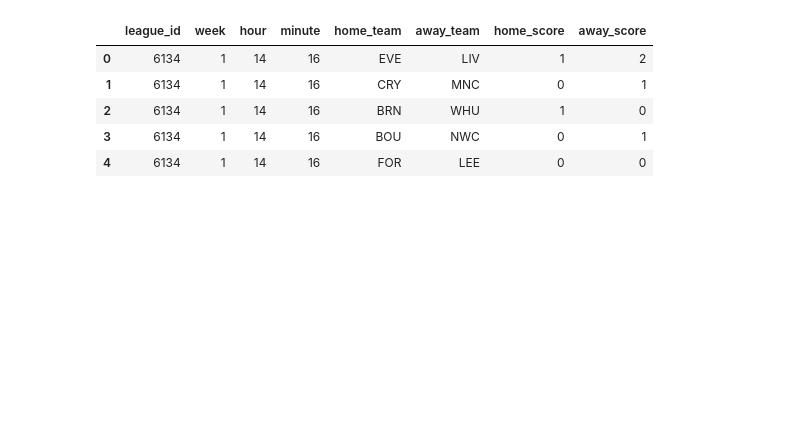
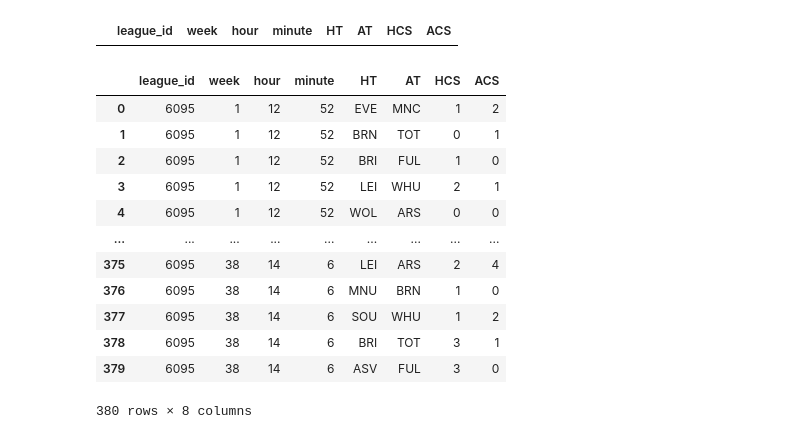
Before and after one commit to CJay-Cipher/virtual_football_league_predictor, a Jupyter notebook: main_nb.ipynb, the cells around one changed output. Cells and saved outputs as stored; diff of their text form; code cells hidden in the pictures; blank space fills up the shorter version.

```diff
--- a/main_nb.ipynb
+++ b/main_nb.ipynb
@@ -0,0 +4,2 @@
+# %%
+pd.set_option('display.max_columns', None)
@@ -1,12 +10,8 @@
+# %%
+data_table
+# %% [output]
+|  | league_id | week | hour | minute | HT | AT | HCS | ACS |
 # %%
-import pandas as pd
-import statistics as st
-# pd.set_option('display.max_columns', None)
-# ------------------------------------------------------------------------------------------------------
-
-FIVE, FOUR, THREE, TWO, ONE, ZERO = 5, 4, 3, 2, 1, 0
-
-# data_table = pd.DataFrame(columns=["league_id", "week", "hour", "minute", "home_team", "away_team", "home_score", "away_score"])
 
 def txt_reader(_path):
     file = open(_path, 'r')  # Open the file in read mode
@@ -17,8 +22,9 @@ def txt_reader(_path):
 
 def table_creator(contents):
 
-    data_table = pd.DataFrame(columns=["league_id", "week", "hour", "minute", "home_team", "away_team", "home_score", "away_score"])
+    # data_table = pd.DataFrame(columns=["league_id", "week", "hour", "minute", "HT", "AT", "HCS", "ACS"])
 
+    record_list = []
     weeks = contents.split("WEEK")
     pos = weeks[0].index("League")
     league_no = int(weeks[0][(pos + 7): (pos + 11)])
@@ -31,23 +37,32 @@ def table_creator(contents):
                 "hour": int(val.split("\n")[0][-8:-6]),
                 "minute": int(val.split("\n")[0][-5:-3]),
 
-                "home_team": score[0:3],
-                "away_team": score[8:11],
-                "home_score": int(score[4]),
-                "away_score": int(score[6])
+                "HT": score[0:3],
+                "AT": score[8:11],
+                "HCS": int(score[4]),
+                "ACS": int(score[6])
             }
 
-            data_table = data_table._append(temp_dict, ignore_index=True)
+            # data._append(temp_dict, ignore_index=True)
+            record_list.append(temp_dict)
+    data = pd.DataFrame(record_list)
 
-    return data_table
+    return data
-# %%
-
-df = table_creator(txt_reader("League_9.txt"))
-df.head()
-# %% [output]
-|  | league_id | week | hour | minute | home_team | away_team | home_score | away_score |
-| 0 | 6134 | 1 | 14 | 16 | EVE | LIV | 1 | 2 |
-| 1 | 6134 | 1 | 14 | 16 | CRY | MNC | 0 | 1 |
-| 2 | 6134 | 1 | 14 | 16 | BRN | WHU | 1 | 0 |
-| 3 | 6134 | 1 | 14 | 16 | BOU | NWC | 0 | 1 |
-| 4 | 6134 | 1 | 14 | 16 | FOR | LEE | 0 | 0 |
+# %%
+record = txt_reader("league_data/L_6095.txt")
+df = table_creator(record)
+df
+# %% [output]
+|  | league_id | week | hour | minute | HT | AT | HCS | ACS |
+| 0 | 6095 | 1 | 12 | 52 | EVE | MNC | 1 | 2 |
+| 1 | 6095 | 1 | 12 | 52 | BRN | TOT | 0 | 1 |
+| 2 | 6095 | 1 | 12 | 52 | BRI | FUL | 1 | 0 |
+| 3 | 6095 | 1 | 12 | 52 | LEI | WHU | 2 | 1 |
+| 4 | 6095 | 1 | 12 | 52 | WOL | ARS | 0 | 0 |
+| ... | ... | ... | ... | ... | ... | ... | ... | ... |
+| 375 | 6095 | 38 | 14 | 6 | LEI | ARS | 2 | 4 |
+| 376 | 6095 | 38 | 14 | 6 | MNU | BRN | 1 | 0 |
+| 377 | 6095 | 38 | 14 | 6 | SOU | WHU | 1 | 2 |
+| 378 | 6095 | 38 | 14 | 6 | BRI | TOT | 3 | 1 |
+| 379 | 6095 | 38 | 14 | 6 | ASV | FUL | 3 | 0 |
+380 rows × 8 columns
```
Also changed, not shown: parts of 7 cells of this notebook, 1 other file.
